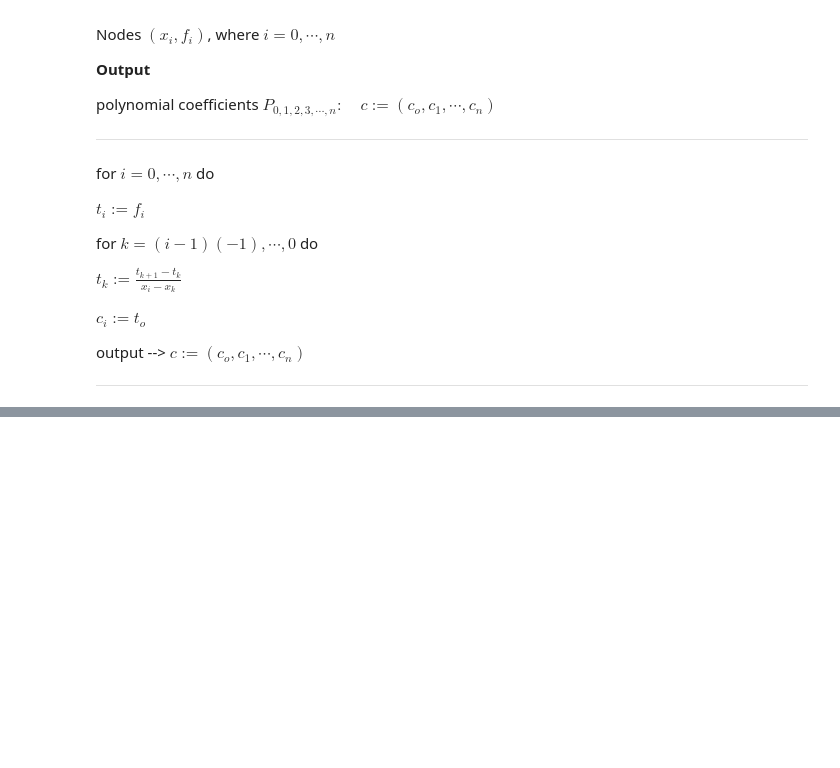
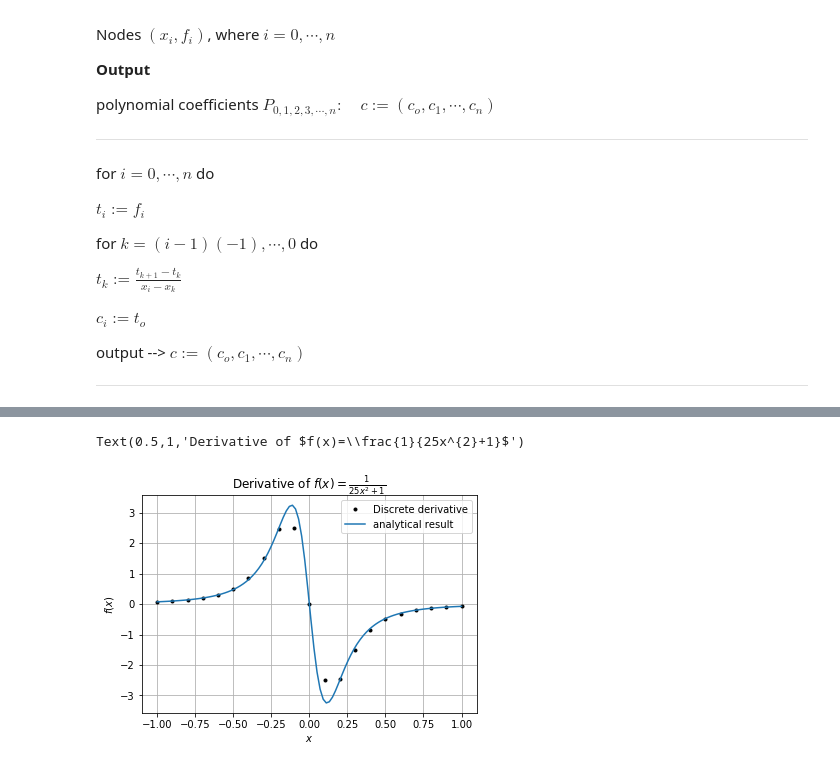
Before and after one commit to jomen93/Computational_Astrophysics, a Jupyter notebook: Exercise_2/Exercise 2.ipynb, the cells around one changed output, grey strips where cells are left out. Saved outputs shown, nothing was run; the diff lists cells and outputs as text; code cells hidden in the pictures; blank space fills up the shorter version.

```diff
--- a/Exercise_2/Exercise 2.ipynb
+++ b/Exercise_2/Exercise 2.ipynb
@@ -134,0 +149,17 @@ array([ 1.        ,  1.18367347,  1.36734694,  1.55102041,  1.73469388,
+# %%
+m = 21
+x3 = x(21)
+der = np.zeros(m)
+der[0] = 0.5*(-3.0*f(x3)[0]+4.0*f(x3)[1]-f(x3)[2])/(x3[1]-x3[0])
+der[1:-1] = (np.roll(f(x3),1)[1:-1]-np.roll(f(x3),-1)[1:-1])/(np.roll(x3,1)[1:-1]-np.roll(x3,-1)[1:-1])
+der[-1] = 0.5*(3.0*f(x3)[-1]-4.0*f(x3)[-2]+f(x3)[-3])/(x3[-1]-x3[-2])
+plt.plot(x3,der,"k.",label = "Discrete derivative")
+plt.plot(x(100),(-50.*x(100))/(25.*x(100)**2 +1)**2, label = "analytical result")
+plt.grid(True)
+plt.xlabel("$x$")
+plt.ylabel("$f(x)$")
+plt.legend()
+plt.title("Derivative of $f(x)=\\frac{1}{25x^{2}+1}$")
+# %% [output]
+Text(0.5,1,'Derivative of $f(x)=\\frac{1}{25x^{2}+1}$')
+[figure, added]
```
Also changed, not shown: parts of 12 cells of this notebook.
